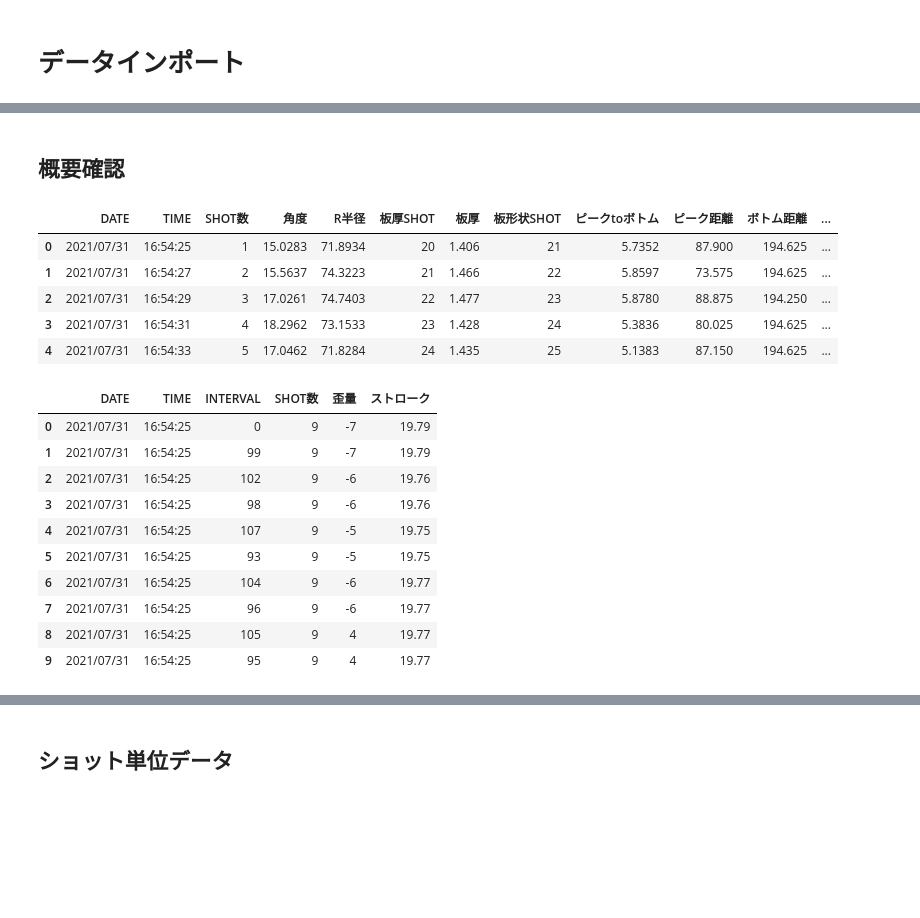
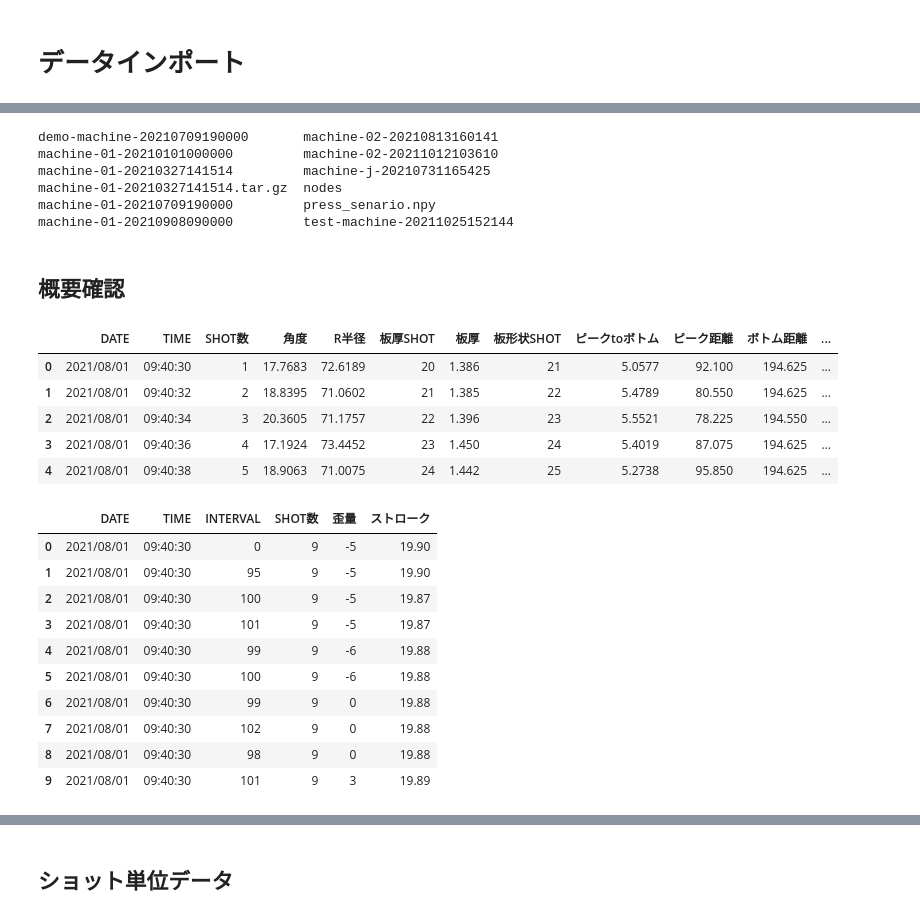
Before and after one commit to ymiyamoto5/data-analysis-platform-bak, a Jupyter notebook: notebooks/data_import_j.ipynb, the cells around one changed output, grey strips where cells are left out. Drawn from its saved outputs; the diff is of its cells as text; code cells hidden in the pictures; blank space fills up the shorter version.

Commit message:
* notebookコンテナーにdatadriveマウント * data_importer_j更新（10月データインポート）

```diff
--- a/notebooks/data_import_j.ipynb
+++ b/notebooks/data_import_j.ipynb
@@ -17,30 +19,40 @@ from elasticsearch import Elasticsearch, helpers
+# %%
+sys.path.append("/mnt/datadrive/data")
+!ls /mnt/datadrive/data
+# %% [output]
+demo-machine-20210709190000       machine-02-20210813160141
+machine-01-20210101000000         machine-02-20211012103610
+machine-01-20210327141514         machine-j-20210731165425
+machine-01-20210327141514.tar.gz  nodes
+machine-01-20210709190000         press_senario.npy
+machine-01-20210908090000         test-machine-20211025152144
 # %% [markdown]
 ## 概要確認
 # %%
-# 全ショットデータ
-df_angle = pd.read_csv("20210810/0to1K/log0/log000_角度とR2107311654.csv", encoding="shift-jis")
+# ショット毎のデータ（20210810_1Kto2K）
+df_angle = pd.read_csv("20210810_1Kto2K/log0/log000_角度とR2108010940.csv", encoding="shift-jis")
 df_angle.head(5)
 # %% [output]
 |  | DATE | TIME | SHOT数 | 角度 | R半径 | 板厚SHOT | 板厚 | 板形状SHOT | ピークtoボトム | ピーク距離 | ボトム距離 | ... |
-| 0 | 2021/07/31 | 16:54:25 | 1 | 15.0283 | 71.8934 | 20 | 1.406 | 21 | 5.7352 | 87.900 | 194.625 | ... |
-| 1 | 2021/07/31 | 16:54:27 | 2 | 15.5637 | 74.3223 | 21 | 1.466 | 22 | 5.8597 | 73.575 | 194.625 | ... |
-| 2 | 2021/07/31 | 16:54:29 | 3 | 17.0261 | 74.7403 | 22 | 1.477 | 23 | 5.8780 | 88.875 | 194.250 | ... |
-| 3 | 2021/07/31 | 16:54:31 | 4 | 18.2962 | 73.1533 | 23 | 1.428 | 24 | 5.3836 | 80.025 | 194.625 | ... |
-| 4 | 2021/07/31 | 16:54:33 | 5 | 17.0462 | 71.8284 | 24 | 1.435 | 25 | 5.1383 | 87.150 | 194.625 | ... |
+| 0 | 2021/08/01 | 09:40:30 | 1 | 17.7683 | 72.6189 | 20 | 1.386 | 21 | 5.0577 | 92.100 | 194.625 | ... |
+| 1 | 2021/08/01 | 09:40:32 | 2 | 18.8395 | 71.0602 | 21 | 1.385 | 22 | 5.4789 | 80.550 | 194.625 | ... |
+| 2 | 2021/08/01 | 09:40:34 | 3 | 20.3605 | 71.1757 | 22 | 1.396 | 23 | 5.5521 | 78.225 | 194.550 | ... |
+| 3 | 2021/08/01 | 09:40:36 | 4 | 17.1924 | 73.4452 | 23 | 1.450 | 24 | 5.4019 | 87.075 | 194.625 | ... |
+| 4 | 2021/08/01 | 09:40:38 | 5 | 18.9063 | 71.0075 | 24 | 1.442 | 25 | 5.2738 | 95.850 | 194.625 | ... |
 # %%
 # 1ショット分のデータ
-df_stroke = pd.read_csv("20210810/0to1K/log1/log000_ストロークと歪210731165425.csv", encoding="shift-jis")
+df_stroke = pd.read_csv("20210810_1Kto2K/log1/log000_ストロークと歪210801094030.csv", encoding="shift-jis")
 df_stroke.head(10)
 # %% [output]
 |  | DATE | TIME | INTERVAL | SHOT数 | 歪量 | ストローク |
-| 0 | 2021/07/31 | 16:54:25 | 0 | 9 | -7 | 19.79 |
-| 1 | 2021/07/31 | 16:54:25 | 99 | 9 | -7 | 19.79 |
-| 2 | 2021/07/31 | 16:54:25 | 102 | 9 | -6 | 19.76 |
-| 3 | 2021/07/31 | 16:54:25 | 98 | 9 | -6 | 19.76 |
-| 4 | 2021/07/31 | 16:54:25 | 107 | 9 | -5 | 19.75 |
-| 5 | 2021/07/31 | 16:54:25 | 93 | 9 | -5 | 19.75 |
-| 6 | 2021/07/31 | 16:54:25 | 104 | 9 | -6 | 19.77 |
-| 7 | 2021/07/31 | 16:54:25 | 96 | 9 | -6 | 19.77 |
-| 8 | 2021/07/31 | 16:54:25 | 105 | 9 | 4 | 19.77 |
-| 9 | 2021/07/31 | 16:54:25 | 95 | 9 | 4 | 19.77 |
+| 0 | 2021/08/01 | 09:40:30 | 0 | 9 | -5 | 19.90 |
+| 1 | 2021/08/01 | 09:40:30 | 95 | 9 | -5 | 19.90 |
+| 2 | 2021/08/01 | 09:40:30 | 100 | 9 | -5 | 19.87 |
+| 3 | 2021/08/01 | 09:40:30 | 101 | 9 | -5 | 19.87 |
+| 4 | 2021/08/01 | 09:40:30 | 99 | 9 | -6 | 19.88 |
+| 5 | 2021/08/01 | 09:40:30 | 100 | 9 | -6 | 19.88 |
+| 6 | 2021/08/01 | 09:40:30 | 99 | 9 | 0 | 19.88 |
+| 7 | 2021/08/01 | 09:40:30 | 102 | 9 | 0 | 19.88 |
+| 8 | 2021/08/01 | 09:40:30 | 98 | 9 | 0 | 19.88 |
+| 9 | 2021/08/01 | 09:40:30 | 101 | 9 | 3 | 19.89 |
 # %%
```
Also changed, not shown: parts of 29 cells of this notebook, 1 other file.
